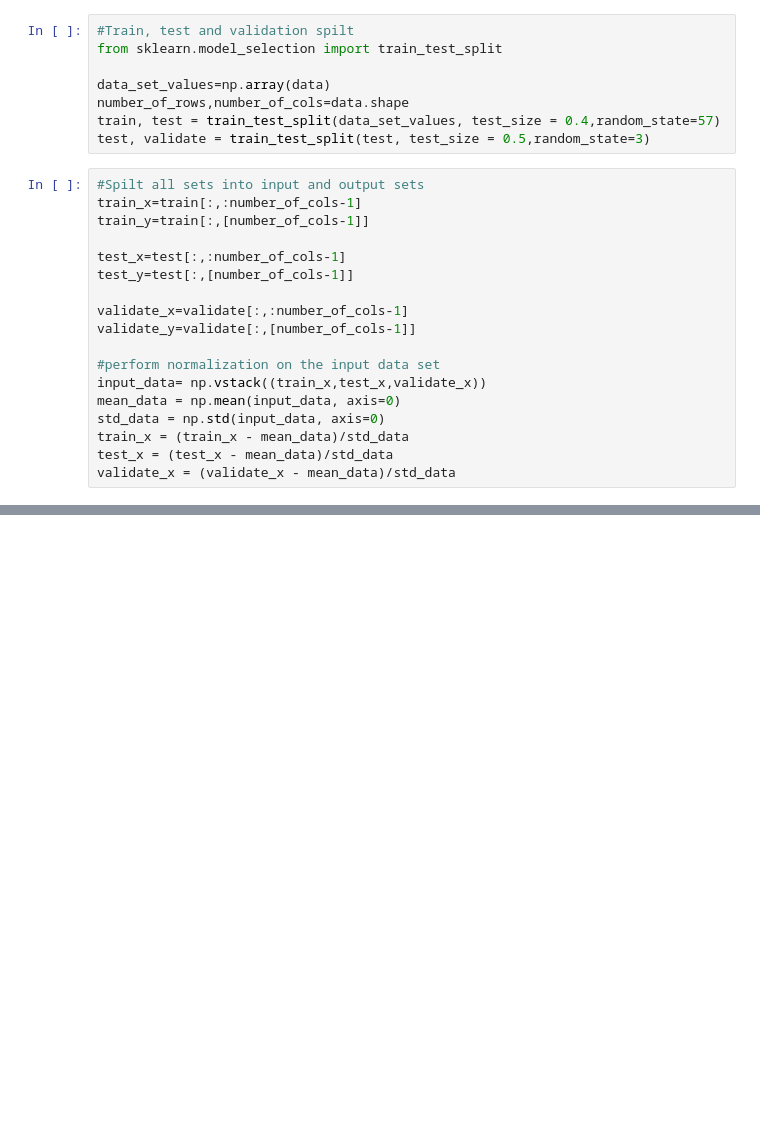
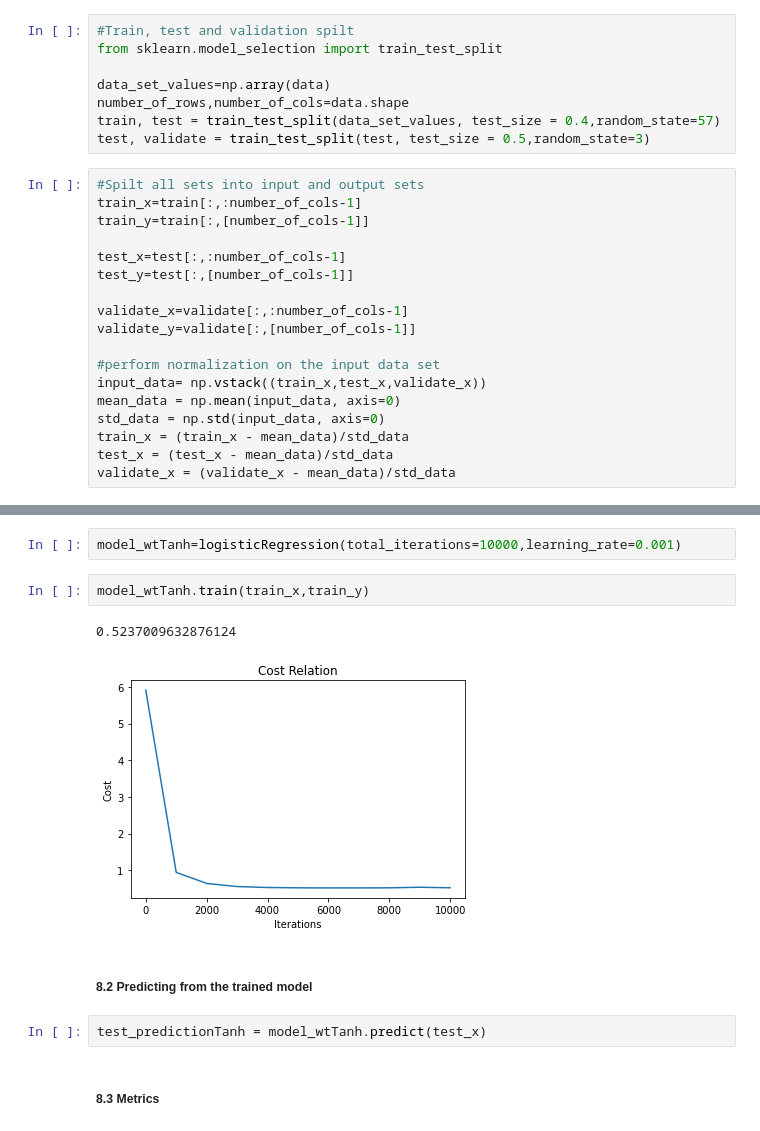
Before and after one commit to bhatiaarjun19/INFO7390, a Jupyter notebook: assignment2.ipynb, the cells around one changed output, grey strips where cells are left out. Cells and saved outputs as stored; diff of their text form; blank space fills up the shorter version.

```diff
--- a/assignment2.ipynb
+++ b/assignment2.ipynb
@@ -182,0 +301,13 @@ F1 Score:0.7289719626168225
+# %%
+model_wtTanh=logisticRegression(total_iterations=10000,learning_rate=0.001)
+# %%
+model_wtTanh.train(train_x,train_y)
+# %% [output]
+0.5237009632876124
+[figure, added]
+# %% [markdown]
+##### 8.2 Predicting from the trained model
+# %%
+test_predictionTanh = model_wtTanh.predict(test_x)
+# %% [markdown]
+##### 8.3 Metrics
```
Also changed, not shown: parts of 36 cells of this notebook.
